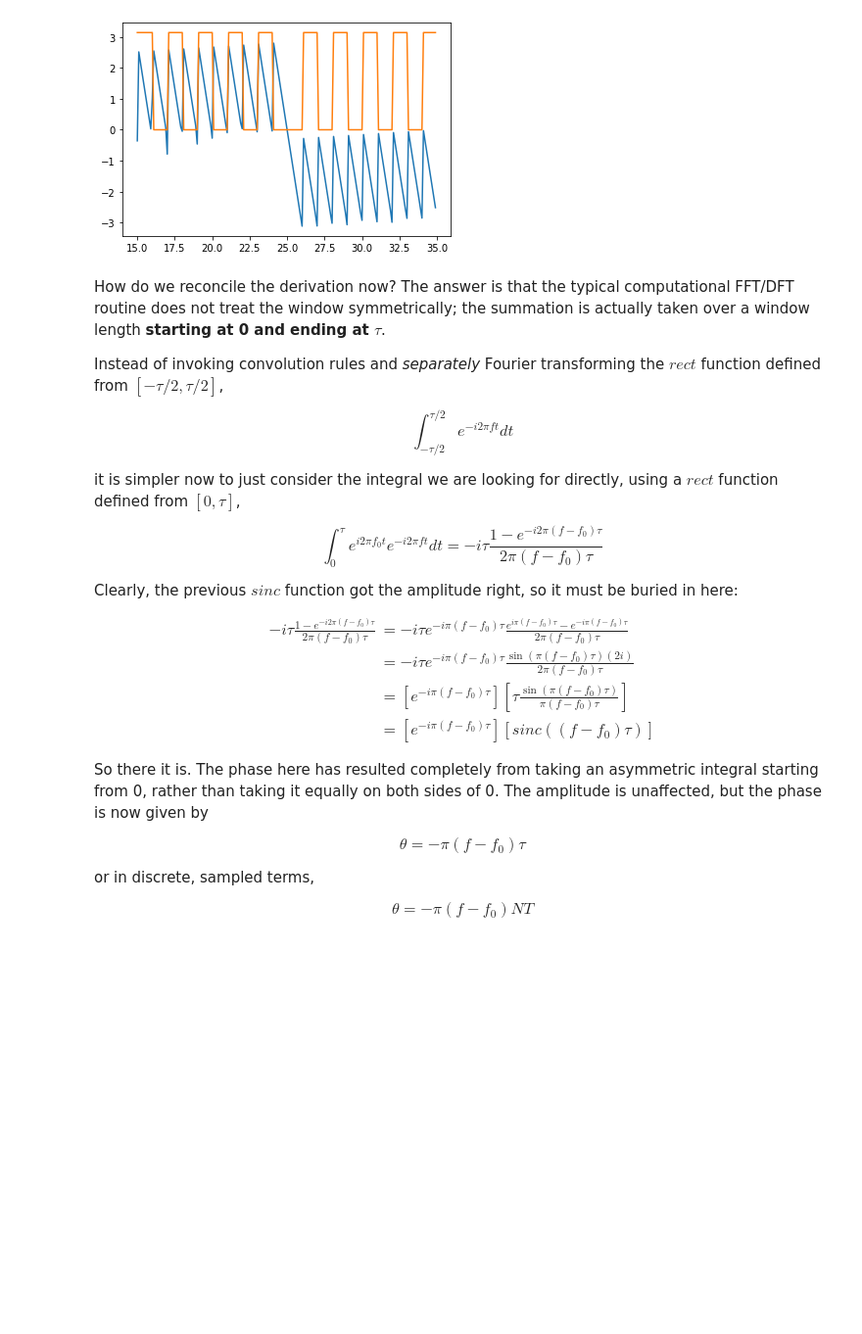
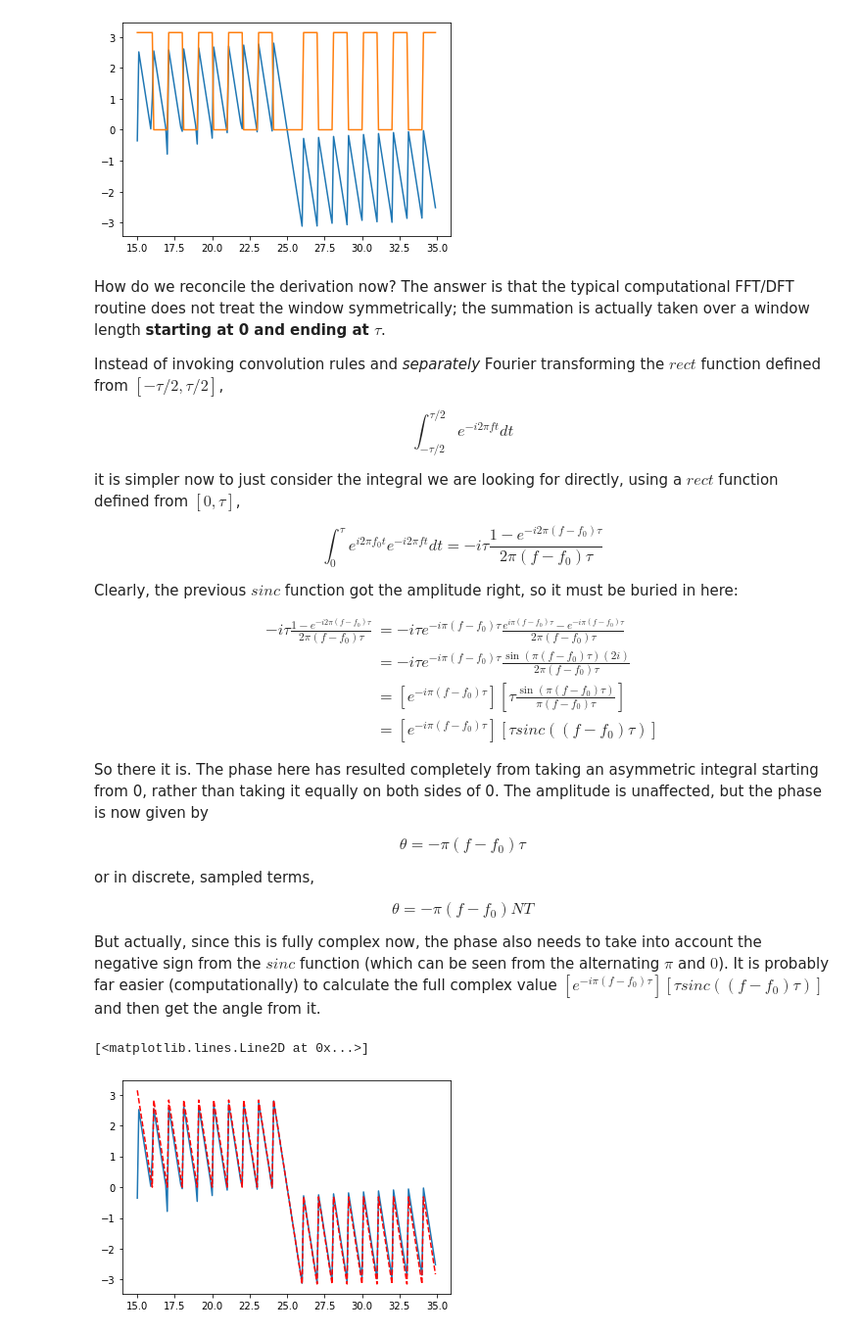
Before and after one commit to icyveins7/pydsproutines, a Jupyter notebook: ToneDirectSpectralReproduction.ipynb, the cells around one changed output. Shown: that part at 98% size. Saved outputs shown, nothing was run; the diff lists cells and outputs as text; code cells hidden in the pictures; blank space fills up the shorter version.

```diff
--- a/ToneDirectSpectralReproduction.ipynb
+++ b/ToneDirectSpectralReproduction.ipynb
@@ -105,7 +105,7 @@ $$
 - i \tau \frac{1 - e^{-i 2 \pi (f - f_0) \tau}}{2 \pi (f-f_0) \tau} &= -i\tau e^{-i \pi (f-f_0) \tau} \frac{e^{i \pi (f-f_0) \tau} - e^{-i \pi (f - f_0) \tau}}{2 \pi (f-f_0) \tau}\\
 &= -i \tau e^{-i \pi (f-f_0) \tau} \frac{ \sin(\pi (f-f_0) \tau) (2i)}{2 \pi (f-f_0) \tau} \\
 &= \left[e^{-i \pi (f-f_0) \tau}\right] \left[\tau \frac{\sin(\pi (f-f_0) \tau)}{\pi (f-f_0) \tau}\right] \\
-&= \left[e^{-i \pi (f-f_0) \tau}\right] \left[sinc((f-f_0) \tau)\right]
+&= \left[e^{-i \pi (f-f_0) \tau}\right] \left[\tau sinc((f-f_0) \tau)\right]
 \end{aligned}
 $$
 
@@ -116,5 +116,14 @@ $$\theta = - \pi (f-f_0) \tau$$
 or in discrete, sampled terms,
 
 $$\theta = - \pi (f-f_0) N T$$
+
+But actually, since this is fully complex now, the phase also needs to take into account the negative sign from the $sinc$ function (which can be seen from the alternating $\pi$ and $0$). It is probably far easier (computationally) to calculate the full complex value $\left[e^{-i \pi (f-f_0) \tau}\right] \left[\tau sinc((f-f_0) \tau)\right]$ and then get the angle from it.
 # %%
-theta = -np.pi*(freqs-f_0) * N * 1/fs
+sinccplx = np.exp(-1j * np.pi * (freqs-f0) * N * 1/fs) * N * np.sinc((freqs-f0)*N*1/fs)
+plt.figure()
+plt.plot(freqs, np.angle(spectrum))
+plt.plot(freqs, np.angle(sinccplx),'r--')
+# note that this is exact whereas the DFT is often slightly inaccurate (floating precision errors), resulting in the protruding phases sometimes
+# %% [output]
+[<matplotlib.lines.Line2D at 0x...>]
+[figure, added]
```
Also changed, not shown: parts of 4 cells of this notebook.
